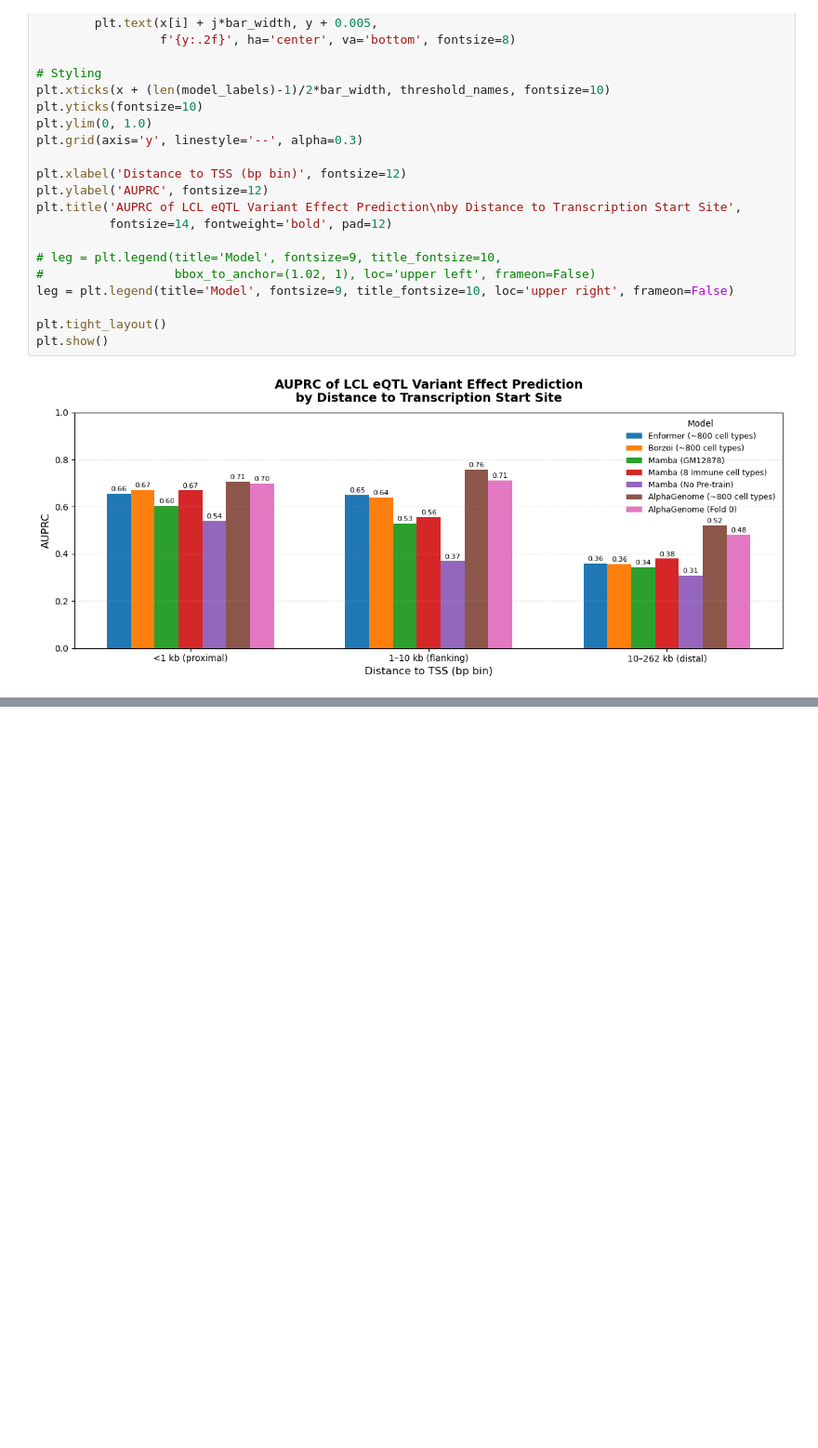
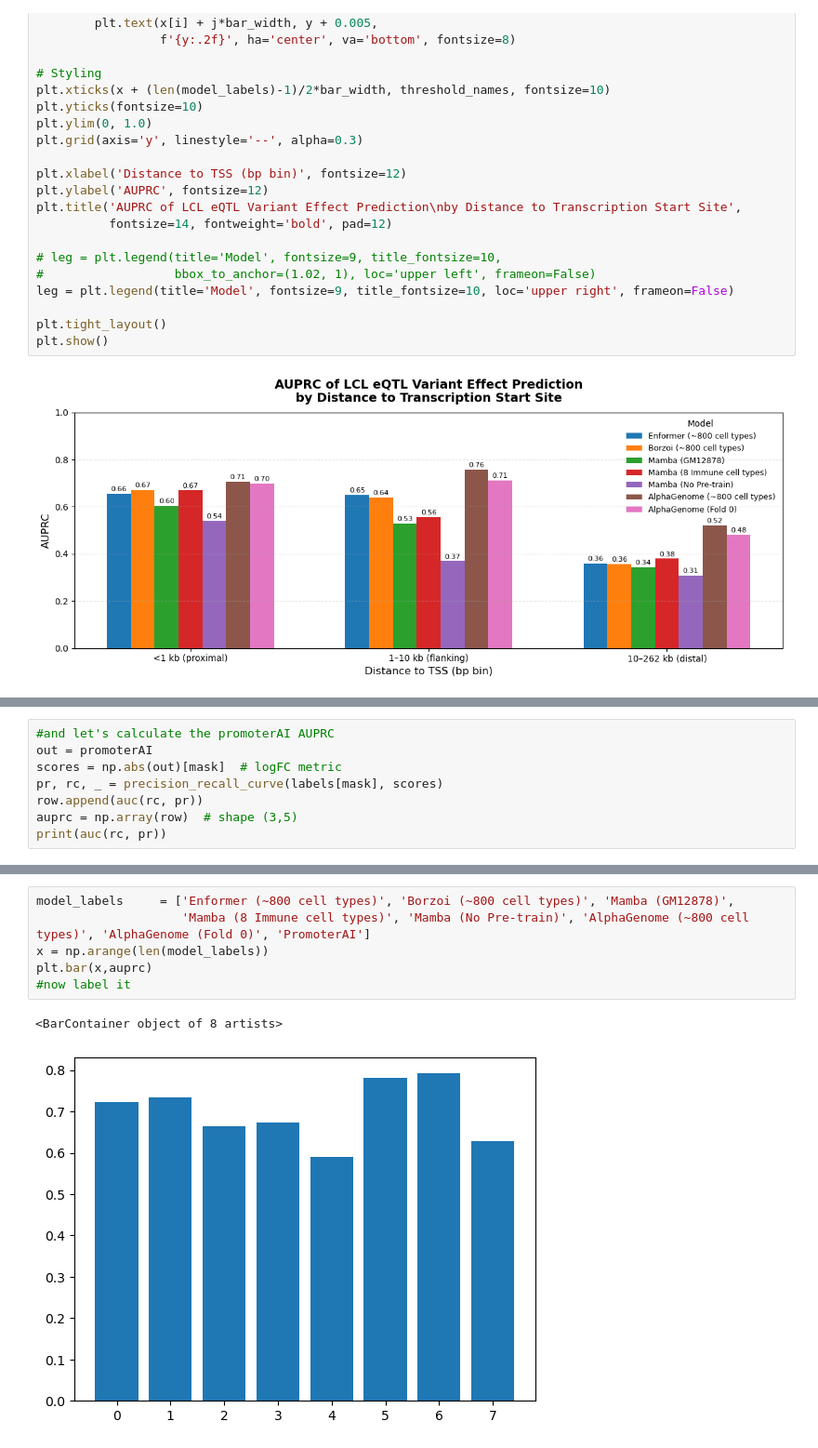
Before and after one commit to Sarthak-Ti/caduceus, a Jupyter notebook: code_test/eQTL_benchmark4.ipynb, the cells around one changed output, grey strips where cells are left out. Shown at 93% size. Drawn from its saved outputs; the diff is of its cells as text; blank space fills up the shorter version.

```diff
--- a/code_test/eQTL_benchmark4.ipynb
+++ b/code_test/eQTL_benchmark4.ipynb
@@ -332,0 +520,8 @@ plt.show()
+# %%
+#and let's calculate the promoterAI AUPRC
+out = promoterAI
+scores = np.abs(out)[mask]  # logFC metric
+pr, rc, _ = precision_recall_curve(labels[mask], scores)
+row.append(auc(rc, pr))
+auprc = np.array(row)  # shape (3,5)
+print(auc(rc, pr))
@@ -332,0 +537,9 @@ plt.show()
+# %%
+model_labels     = ['Enformer (~800 cell types)', 'Borzoi (~800 cell types)', 'Mamba (GM12878)',
+                    'Mamba (8 Immune cell types)', 'Mamba (No Pre-train)', 'AlphaGenome (~800 cell types)', 'AlphaGenome (Fold 0)', 'PromoterAI']
+x = np.arange(len(model_labels))
+plt.bar(x,auprc)
+#now label it
+# %% [output]
+<BarContainer object of 8 artists>
+[figure, added]
```
Also changed, not shown: parts of 7 cells of this notebook, 9 other files.
